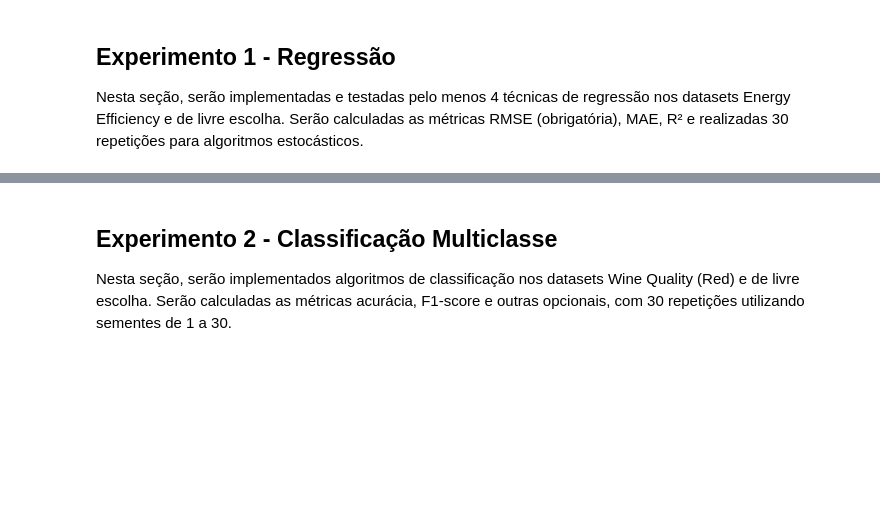
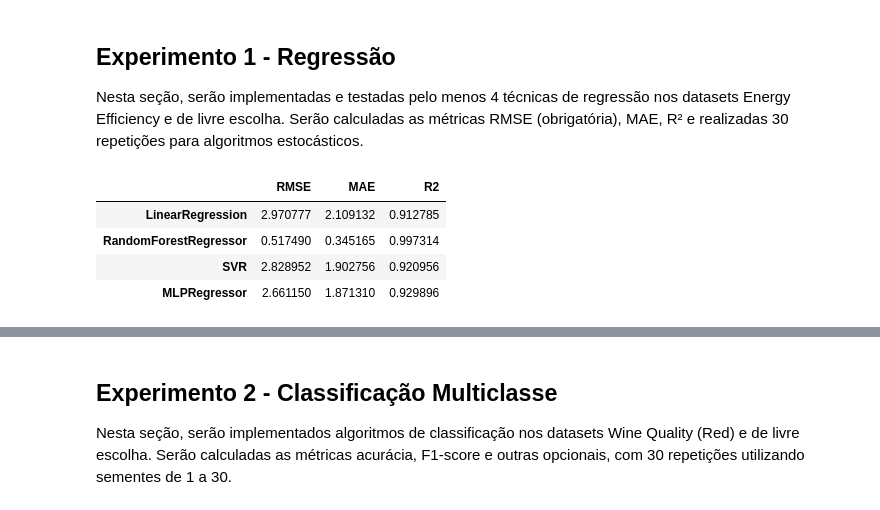
Before and after one commit to LeonardoVieiraGuimaraes/InteligenciaComputacional, a Jupyter notebook: Trabalho04/experimentos.ipynb, the cells around one changed output, grey strips where cells are left out. Saved outputs shown, nothing was run; the diff lists cells and outputs as text; code cells hidden in the pictures; blank space fills up the shorter version.

```diff
--- a/Trabalho04/experimentos.ipynb
+++ b/Trabalho04/experimentos.ipynb
@@ -127,31 +130,37 @@ Nesta seção, serão implementadas e testadas pelo menos 4 técnicas de regress
 # %%
 # Modelos de Regressão
 regressors = {
     'LinearRegression': LinearRegression(),
     'RandomForestRegressor': RandomForestRegressor(n_estimators=100, random_state=42),
     'SVR': SVR(),
     'MLPRegressor': MLPRegressor(hidden_layer_sizes=(100,), max_iter=500, random_state=42)
 }
 
 results_energy = {name: [] for name in regressors}
 seeds = range(1, 31)
 for name, model in regressors.items():
     for seed in seeds:
         X_train, X_test, y_train, y_test = train_test_split(X_energy_scaled, y_energy, test_size=0.3, random_state=seed)
         model.fit(X_train, y_train)
         y_pred = model.predict(X_test)
-        rmse = mean_squared_error(y_test, y_pred, squared=False)
+        rmse = mean_squared_error(y_test, y_pred) ** 0.5  # Corrigido para calcular RMSE manualmente
         mae = mean_absolute_error(y_test, y_pred)
         r2 = r2_score(y_test, y_pred)
         results_energy[name].append({'RMSE': rmse, 'MAE': mae, 'R2': r2})
 
 # Exemplo de visualização dos resultados
 import pandas as pd
 energy_summary = {}
 for name in regressors:
     df = pd.DataFrame(results_energy[name])
     energy_summary[name] = df.mean().to_dict()
 pd.DataFrame(energy_summary).T
+# %% [output]
+|  | RMSE | MAE | R2 |
+| LinearRegression | 2.970777 | 2.109132 | 0.912785 |
+| RandomForestRegressor | 0.517490 | 0.345165 | 0.997314 |
+| SVR | 2.828952 | 1.902756 | 0.920956 |
+| MLPRegressor | 2.661150 | 1.871310 | 0.929896 |
 # %%
 # Regressão no dataset livre (Iris - exemplo usando petal_length como alvo)
 X_iris_reg = df_iris[iris_features]
```
Also changed, not shown: parts of 6 cells of this notebook, 1 other file.
